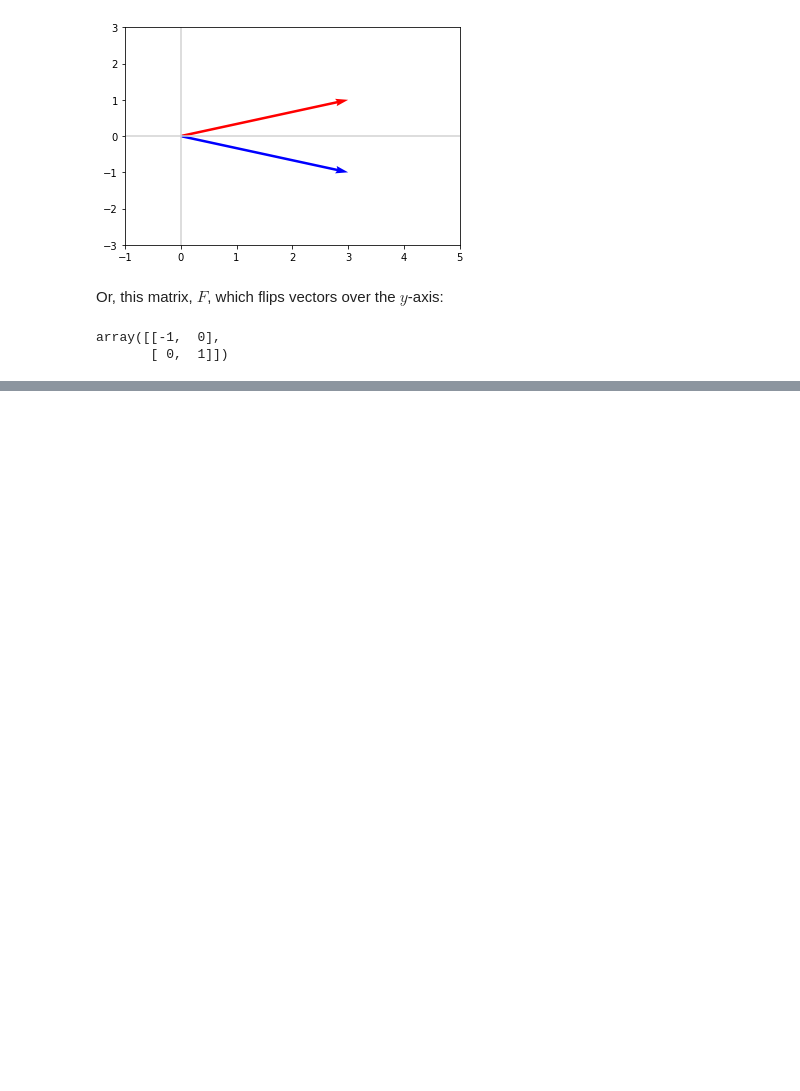
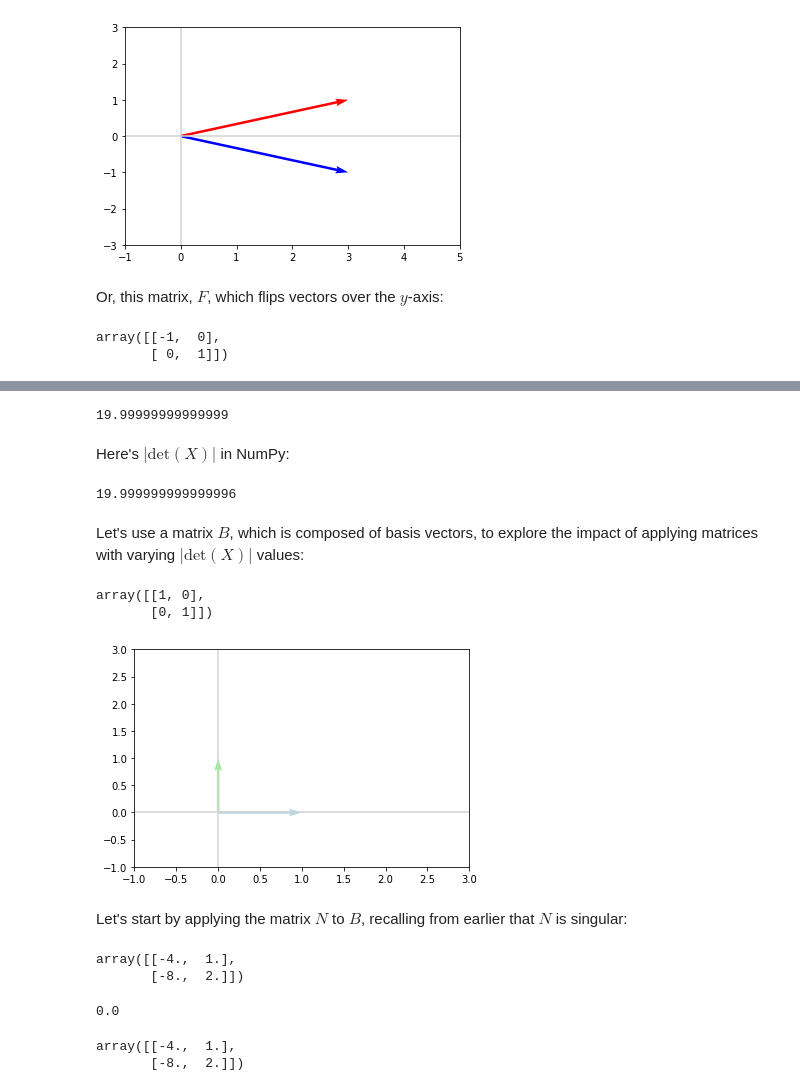
Before and after one commit to irawan09/Machine_Learning, a Jupyter notebook: Mathematical Foundations of ML/2 - Linear Algebra II.ipynb, the cells around one changed output, grey strips where cells are left out. Cells and saved outputs as stored; diff of their text form; code cells hidden in the pictures; blank space fills up the shorter version.

```diff
--- a/Mathematical Foundations of ML/2 - Linear Algebra II.ipynb
+++ b/Mathematical Foundations of ML/2 - Linear Algebra II.ipynb
@@ -456,0 +546,43 @@ plot_vectors([Av, v, Av2, v2], ["blue", "lightblue", "green", "lightgr"])
+# %%
+np.product(lambdas)
+# %% [output]
+19.99999999999999
+# %% [markdown]
+Here's $|\text{det}(X)|$ in NumPy:
+# %%
+np.abs(np.linalg.det(X))
+# %% [output]
+19.999999999999996
+# %% [markdown]
+Let's use a matrix $B$, which is composed of basis vectors, to explore the impact of applying matrices with varying $|\text{det}(X)|$ values:
+# %%
+B = np.array([[1, 0], [0, 1]])
+B
+# %% [output]
+array([[1, 0],
+       [0, 1]])
+# %%
+plot_vectors([vectorfy(B, 0), vectorfy(B, 1)],
+             ['lightblue', 'lightgreen'])
+plt.xlim(-1, 3)
+_ = plt.ylim(-1, 3)
+# %% [output]
+[figure, added]
+# %% [markdown]
+Let's start by applying the matrix $N$ to $B$, recalling from earlier that $N$ is singular:
+# %%
+N = np.array([[-4, 1.], [-8, 2.]])
+N
+# %% [output]
+array([[-4.,  1.],
+       [-8.,  2.]])
+# %%
+np.linalg.det(N)
+# %% [output]
+0.0
+# %%
+NB = np.dot(N, B)
+NB
+# %% [output]
+array([[-4.,  1.],
+       [-8.,  2.]])
```
Also changed, not shown: parts of 126 cells of this notebook.
